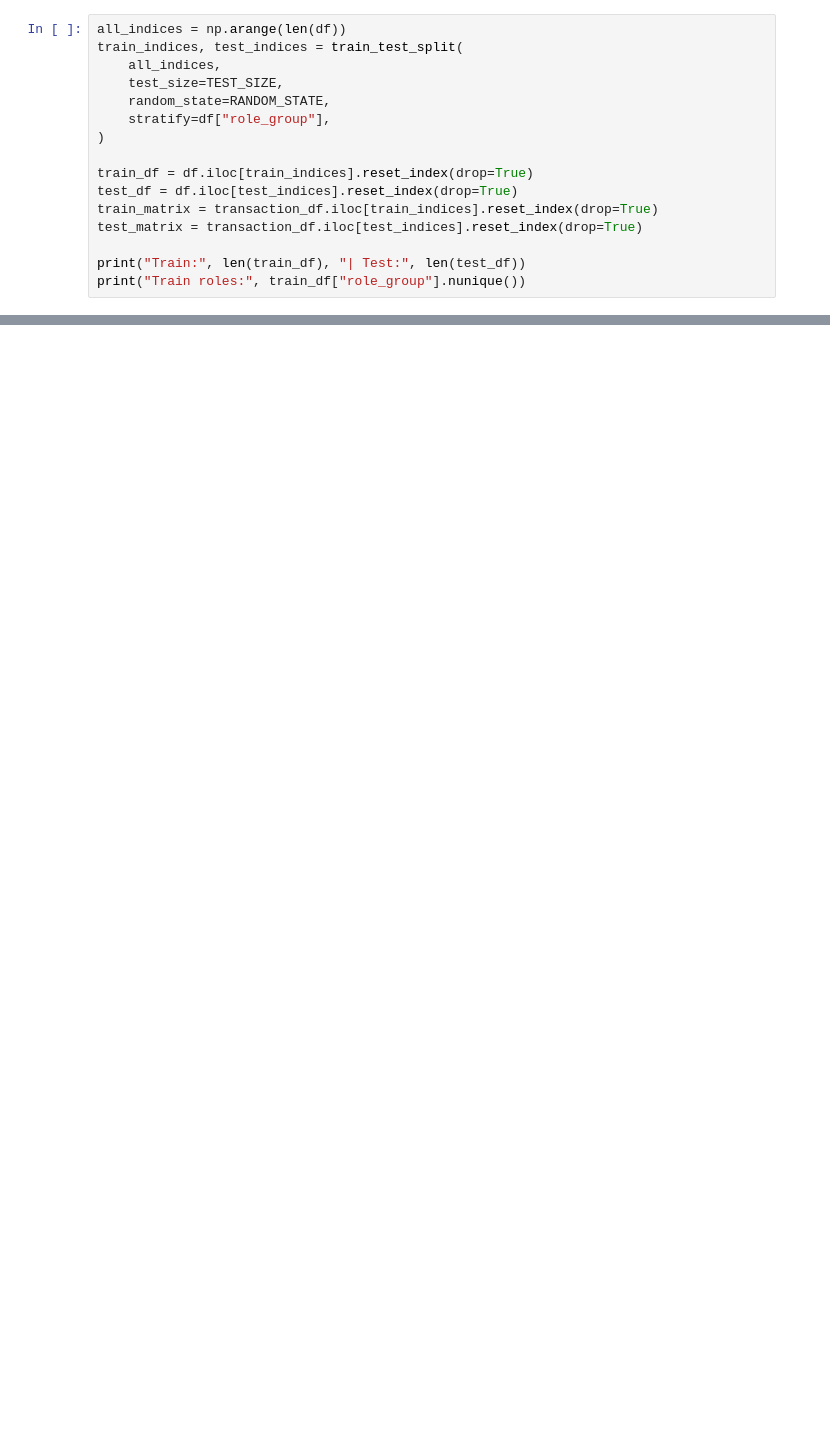
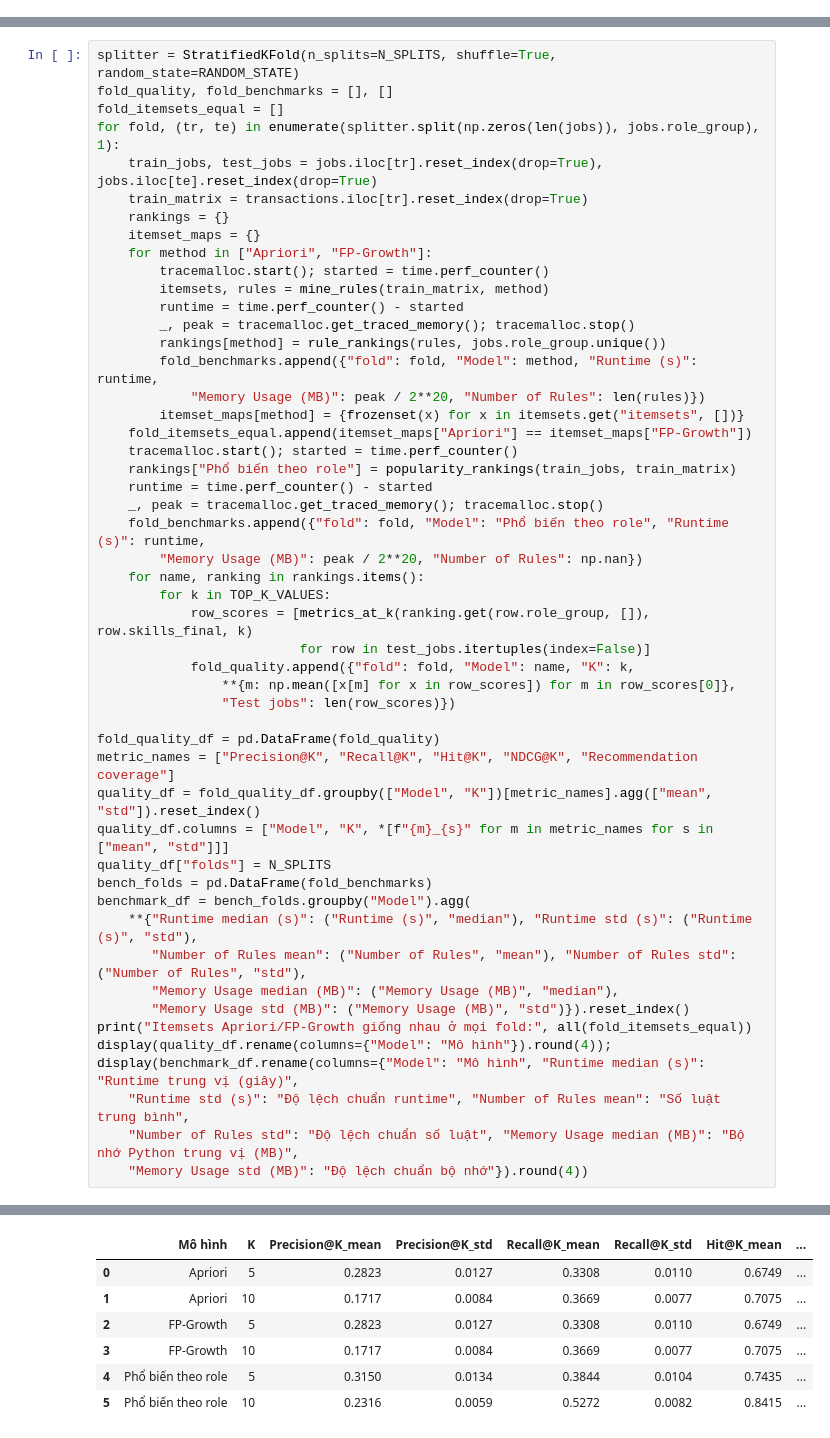
Before and after one commit to buihuuthien/skill-recommendation-using-association-rules, a Jupyter notebook: notebooks/Problem_1.ipynb, the cells around one changed output, grey strips where cells are left out. Drawn from its saved outputs; the diff is of its cells as text; blank space fills up the shorter version.

Commit message:
feat(notebooks): add role popularity baseline and update evaluation results

```diff
--- a/notebooks/Problem_1.ipynb
+++ b/notebooks/Problem_1.ipynb
@@ -81,16 +69,0 @@ Chia trong từng `role_group` để mỗi vị trí có thể xuất hiện ở
-# %%
-all_indices = np.arange(len(df))
-train_indices, test_indices = train_test_split(
-    all_indices,
-    test_size=TEST_SIZE,
-    random_state=RANDOM_STATE,
-    stratify=df["role_group"],
-)
-
-train_df = df.iloc[train_indices].reset_index(drop=True)
-test_df = df.iloc[test_indices].reset_index(drop=True)
-train_matrix = transaction_df.iloc[train_indices].reset_index(drop=True)
-test_matrix = transaction_df.iloc[test_indices].reset_index(drop=True)
-
-print("Train:", len(train_df), "| Test:", len(test_df))
-print("Train roles:", train_df["role_group"].nunique())
@@ -396,0 +129,50 @@ print("Đã xuất kết quả tại:", RESULT_DIR.resolve())
+# %%
+splitter = StratifiedKFold(n_splits=N_SPLITS, shuffle=True, random_state=RANDOM_STATE)
+fold_quality, fold_benchmarks = [], []
+fold_itemsets_equal = []
+for fold, (tr, te) in enumerate(splitter.split(np.zeros(len(jobs)), jobs.role_group), 1):
+    train_jobs, test_jobs = jobs.iloc[tr].reset_index(drop=True), jobs.iloc[te].reset_index(drop=True)
+    train_matrix = transactions.iloc[tr].reset_index(drop=True)
+    rankings = {}
+    itemset_maps = {}
+    for method in ["Apriori", "FP-Growth"]:
+        tracemalloc.start(); started = time.perf_counter()
+        itemsets, rules = mine_rules(train_matrix, method)
+        runtime = time.perf_counter() - started
+        _, peak = tracemalloc.get_traced_memory(); tracemalloc.stop()
+        rankings[method] = rule_rankings(rules, jobs.role_group.unique())
+        fold_benchmarks.append({"fold": fold, "Model": method, "Runtime (s)": runtime,
+            "Memory Usage (MB)": peak / 2**20, "Number of Rules": len(rules)})
+        itemset_maps[method] = {frozenset(x) for x in itemsets.get("itemsets", [])}
+    fold_itemsets_equal.append(itemset_maps["Apriori"] == itemset_maps["FP-Growth"])
+    tracemalloc.start(); started = time.perf_counter()
+    rankings["Phổ biến theo role"] = popularity_rankings(train_jobs, train_matrix)
+    runtime = time.perf_counter() - started
+    _, peak = tracemalloc.get_traced_memory(); tracemalloc.stop()
+    fold_benchmarks.append({"fold": fold, "Model": "Phổ biến theo role", "Runtime (s)": runtime,
+        "Memory Usage (MB)": peak / 2**20, "Number of Rules": np.nan})
+    for name, ranking in rankings.items():
+        for k in TOP_K_VALUES:
+            row_scores = [metrics_at_k(ranking.get(row.role_group, []), row.skills_final, k)
+                          for row in test_jobs.itertuples(index=False)]
+            fold_quality.append({"fold": fold, "Model": name, "K": k,
+                **{m: np.mean([x[m] for x in row_scores]) for m in row_scores[0]},
+                "Test jobs": len(row_scores)})
+
+fold_quality_df = pd.DataFrame(fold_quality)
+metric_names = ["Precision@K", "Recall@K", "Hit@K", "NDCG@K", "Recommendation coverage"]
+quality_df = fold_quality_df.groupby(["Model", "K"])[metric_names].agg(["mean", "std"]).reset_index()
+quality_df.columns = ["Model", "K", *[f"{m}_{s}" for m in metric_names for s in ["mean", "std"]]]
+quality_df["folds"] = N_SPLITS
+bench_folds = pd.DataFrame(fold_benchmarks)
+benchmark_df = bench_folds.groupby("Model").agg(
+    **{"Runtime median (s)": ("Runtime (s)", "median"), "Runtime std (s)": ("Runtime (s)", "std"),
+       "Number of Rules mean": ("Number of Rules", "mean"), "Number of Rules std": ("Number of Rules", "std"),
+       "Memory Usage median (MB)": ("Memory Usage (MB)", "median"),
+       "Memory Usage std (MB)": ("Memory Usage (MB)", "std")}).reset_index()
+print("Itemsets Apriori/FP-Growth giống nhau ở mọi fold:", all(fold_itemsets_equal))
+display(quality_df.rename(columns={"Model": "Mô hình"}).round(4)); display(benchmark_df.rename(columns={"Model": "Mô hình", "Runtime median (s)": "Runtime trung vị (giây)",
+    "Runtime std (s)": "Độ lệch chuẩn runtime", "Number of Rules mean": "Số luật trung bình",
+    "Number of Rules std": "Độ lệch chuẩn số luật", "Memory Usage median (MB)": "Bộ nhớ Python trung vị (MB)",
+    "Memory Usage std (MB)": "Độ lệch chuẩn bộ nhớ"}).round(4))
+# %% [output]
@@ -396,0 +180,7 @@ print("Đã xuất kết quả tại:", RESULT_DIR.resolve())
+|  | Mô hình | K | Precision@K_mean | Precision@K_std | Recall@K_mean | Recall@K_std | Hit@K_mean | ... |
+| 0 | Apriori | 5 | 0.2823 | 0.0127 | 0.3308 | 0.0110 | 0.6749 | ... |
+| 1 | Apriori | 10 | 0.1717 | 0.0084 | 0.3669 | 0.0077 | 0.7075 | ... |
+| 2 | FP-Growth | 5 | 0.2823 | 0.0127 | 0.3308 | 0.0110 | 0.6749 | ... |
+| 3 | FP-Growth | 10 | 0.1717 | 0.0084 | 0.3669 | 0.0077 | 0.7075 | ... |
+| 4 | Phổ biến theo role | 5 | 0.3150 | 0.0134 | 0.3844 | 0.0104 | 0.7435 | ... |
+| 5 | Phổ biến theo role | 10 | 0.2316 | 0.0059 | 0.5272 | 0.0082 | 0.8415 | ... |
```
Also changed, not shown: parts of 30 cells of this notebook, 9 other files.
